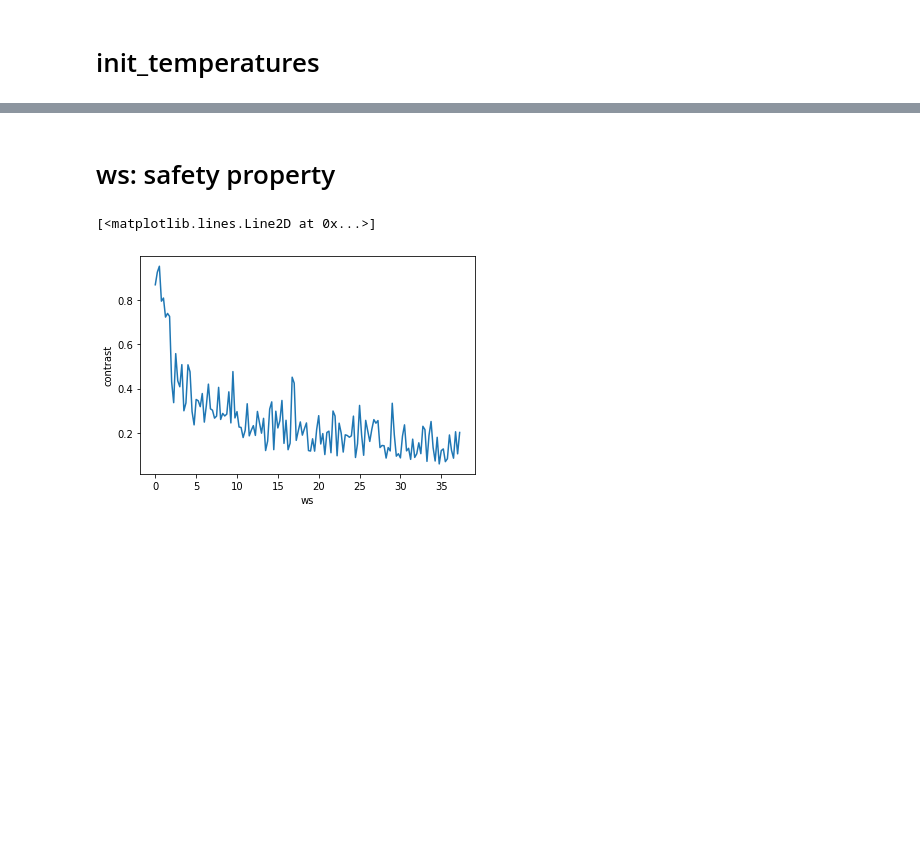
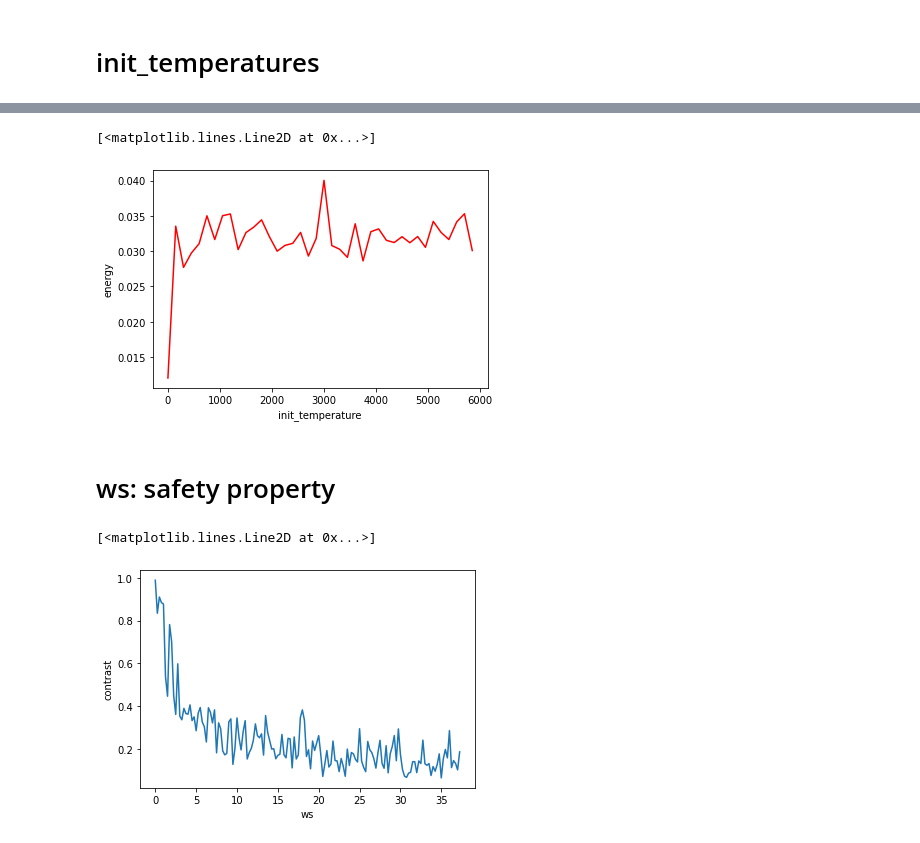
Before and after one commit to Fungx/k_inf_sivcs, a Jupyter notebook: sa1_test.ipynb, the cells around one changed output, grey strips where cells are left out. Saved outputs shown, nothing was run; the diff lists cells and outputs as text; code cells hidden in the pictures; blank space fills up the shorter version.

```diff
--- a/sa1_test.ipynb
+++ b/sa1_test.ipynb
@@ -21,13 +23,20 @@ plt.plot(test_temps, list(map(lambda x: x.contrast, result)))
+# %%
+plt.xlabel("init_temperature")
+plt.ylabel("energy")
+plt.plot(test_temps, list(map(lambda x: energy(x.variables, ws=25, wc=1), result)), label="energy", color="red")
+# %% [output]
+[<matplotlib.lines.Line2D at 0x...>]
+[figure, added]
 # %% [markdown]
 # ws: safety property
 # %%
 times = 150
 test_ws = [0.25 * i for i in range(times)]
-result = [optimize_sa1(K, initial_temp=2500, ws=test_ws[i]) for i in range(times)]
+result = [optimize_sa1(K, ws=test_ws[i]) for i in range(times)]
 
 plt.xlabel("ws")
 plt.ylabel("contrast")
 plt.plot(test_ws, list(map(lambda x: x.contrast, result)))
 # %% [output]
 [<matplotlib.lines.Line2D at 0x...>]
-[figure, old version]
+[figure, new version]
```
Also changed, not shown: parts of 5 cells of this notebook, 5 other files.
